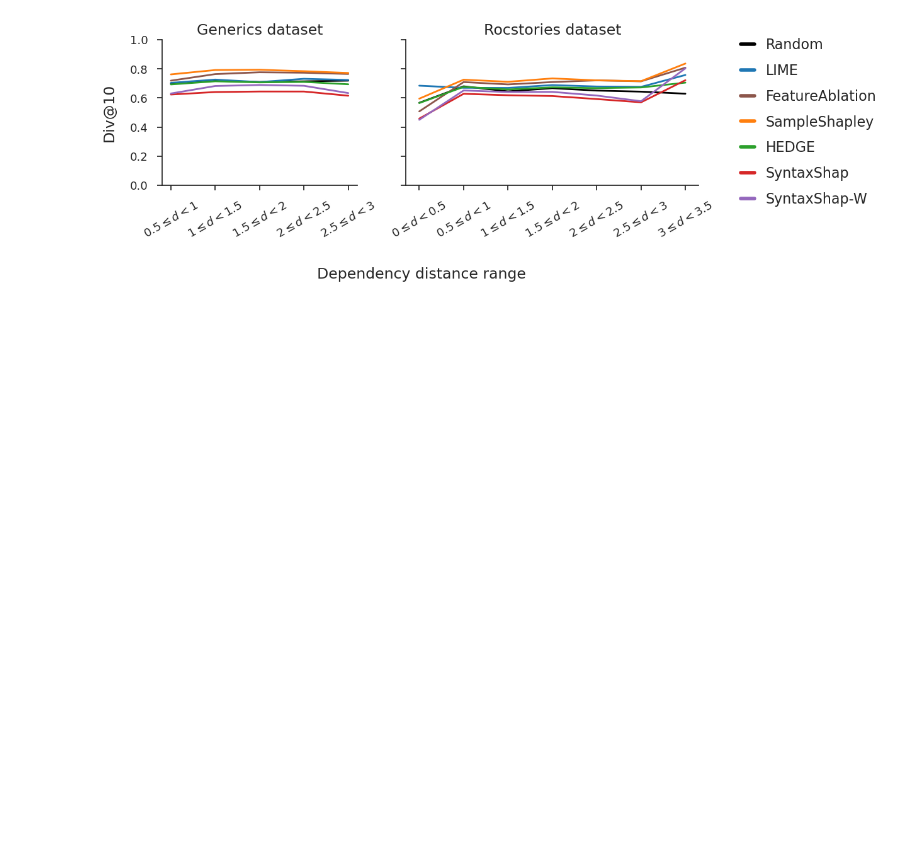
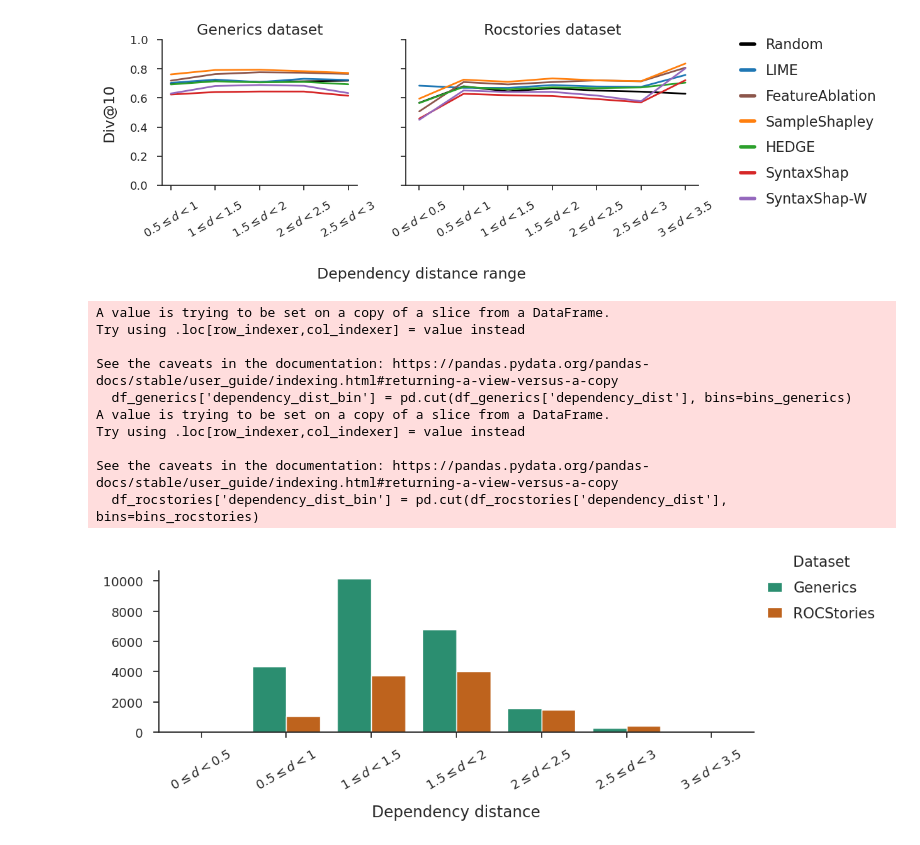
Before and after one commit to k-amara/syntax-shap, a Jupyter notebook: notebooks/Scores_Visualization_Mistral.ipynb, the cells around one changed output. Saved outputs shown, nothing was run; the diff lists cells and outputs as text; code cells hidden in the pictures; blank space fills up the shorter version.

Commit message:
dpdcy_dist

```diff
--- a/notebooks/Scores_Visualization_Mistral.ipynb
+++ b/notebooks/Scores_Visualization_Mistral.ipynb
@@ -732,3 +732,62 @@ Try using .loc[row_indexer,col_indexer] = value instead
 See the caveats in the documentation: https://pandas.pydata.org/pandas-docs/stable/user_guide/indexing.html#returning-a-view-versus-a-copy
   df_rocstories['dependency_dist_bin'] = pd.cut(df_rocstories['dependency_dist'], bins=bins_rocstories)
 [figure]
+# %%
+import pandas as pd
+import seaborn as sns
+import matplotlib.pyplot as plt
+
+df_generics = df_final[df_final['dataset'] == 'generics']
+df_generics['dependency_dist_bin'] = pd.cut(df_generics['dependency_dist'], bins=bins_generics)
+
+df_rocstories = df_final[df_final['dataset'] == 'rocstories']
+df_rocstories['dependency_dist_bin'] = pd.cut(df_rocstories['dependency_dist'], bins=bins_rocstories)
+
+df_all = pd.concat([df_generics, df_rocstories], ignore_index=True)
+order = ['negation', 'generics', 'rocstories']
+df_all = df_all.sort_values(by='dataset', key=lambda x: x.map({v: i for i, v in enumerate(order)}))
+df_all['dataset'] = df_all['dataset'].replace({'negation': 'Negation', 'generics': 'Generics', 'rocstories': 'ROCStories'})
+
+
+# Plotting with Seaborn
+sns.set(style="whitegrid")
+sns.set_style("ticks")
+sns.set_context("notebook", rc={"xtick.labelsize" : 15, "ytick.labelsize" : 15})
+
+custom_order = ["(0, 0.5]","(0.5, 1.0]","(1.0, 1.5]","(1.5, 2.0]","(2.0, 2.5]","(2.5, 3.0]","(3.0, 3.5]"]
+# Plotting
+fig = plt.figure(figsize=(11, 3))
+ax = fig.add_subplot(1, 1, 1)
+
+sns.countplot(data=df_all, x='dependency_dist_bin', hue='dataset', palette=sns.color_palette("Dark2"), width=0.8, edgecolor='white', order=custom_order, ax=ax)
+plt.xlabel('Dependency distance', fontsize=16, labelpad=12)
+plt.ylabel(None)
+xtick_labels=[r'$0\leq d<0.5$', r'$0.5\leq d<1$', r'$1\leq d<1.5$', r'$1.5\leq d<2$', r'$2\leq d<2.5$', r'$2.5\leq d<3$', r'$3\leq d<3.5$']
+plt.xticks(ticks=range(len(custom_order)), labels=xtick_labels)
+# Apply tick parameters to the axis
+ax.tick_params(axis='both', which='major', labelsize=13, pad=10)
+ax.tick_params(axis='x', rotation=30)
+
+legend = plt.legend(title='Dataset', loc='upper left', bbox_to_anchor=(1, 1.18), fontsize=15, frameon=False, handlelength=1, labelspacing=0.8)
+legend.get_title().set_fontsize('15')  # Increase legend title font size
+for line in legend.get_lines():
+    line.set_linewidth(4)  # Increase line width in legend
+
+#plt.legend([],[], frameon=False)
+sns.despine()
+
+plt.savefig(os.path.join(save_dir, f"figures/{model_name}/stats_{model_name}_dependency_dist.pdf"), bbox_inches='tight', dpi=600)
+
+plt.show()
+# %% [output]
+A value is trying to be set on a copy of a slice from a DataFrame.
+Try using .loc[row_indexer,col_indexer] = value instead
+
+See the caveats in the documentation: https://pandas.pydata.org/pandas-docs/stable/user_guide/indexing.html#returning-a-view-versus-a-copy
+  df_generics['dependency_dist_bin'] = pd.cut(df_generics['dependency_dist'], bins=bins_generics)
+A value is trying to be set on a copy of a slice from a DataFrame.
+Try using .loc[row_indexer,col_indexer] = value instead
+
+See the caveats in the documentation: https://pandas.pydata.org/pandas-docs/stable/user_guide/indexing.html#returning-a-view-versus-a-copy
+  df_rocstories['dependency_dist_bin'] = pd.cut(df_rocstories['dependency_dist'], bins=bins_rocstories)
+[figure, added]
```
Also changed, not shown: parts of 1 cell of this notebook.
